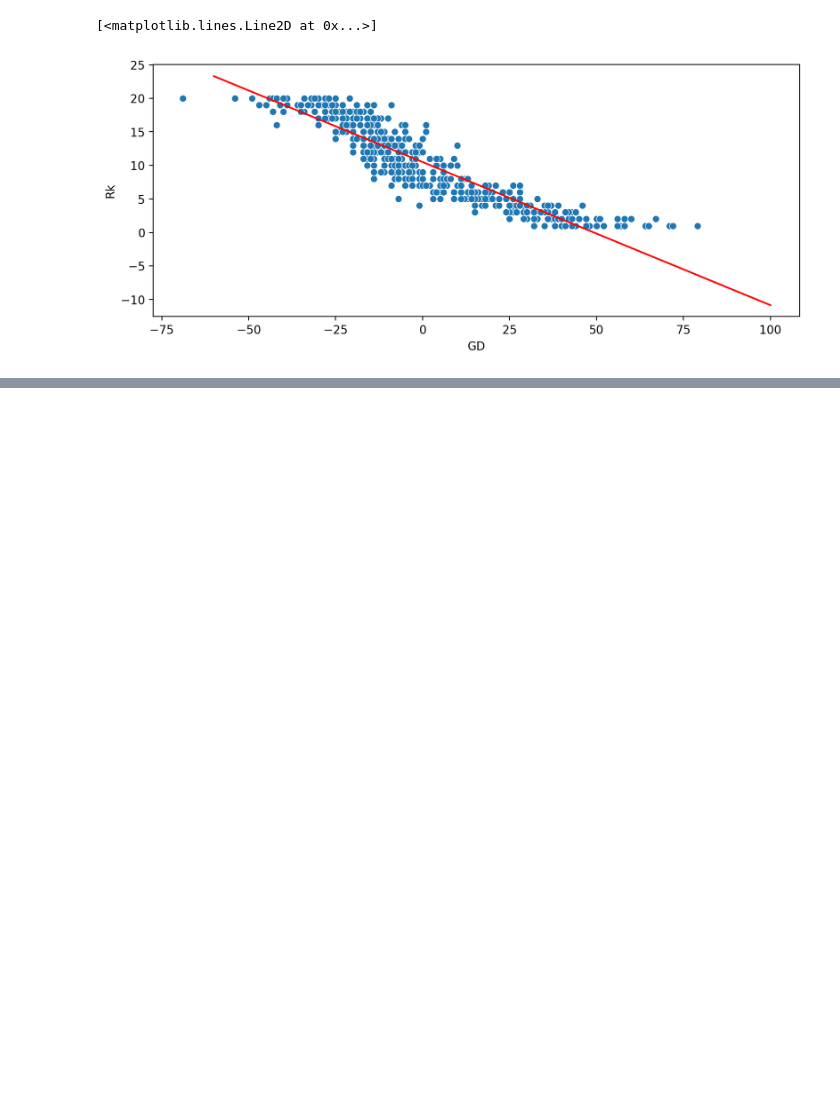
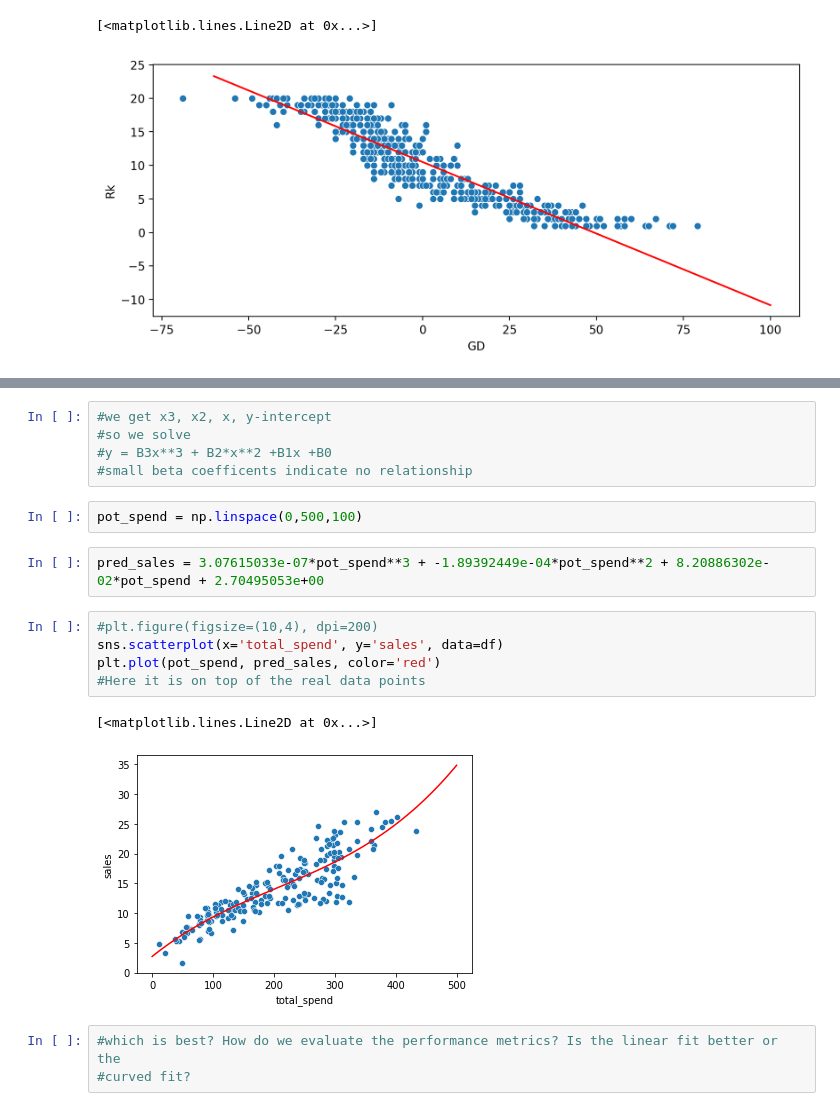
Before and after one commit to neilkazimierzsheridan/data_science_course, a Jupyter notebook: ds_LinearRegression_1.ipynb, the cells around one changed output, grey strips where cells are left out. Drawn from its saved outputs; the diff is of its cells as text; blank space fills up the shorter version.

Commit message:
Simple Linear Regression (Rev 2)

```diff
--- a/ds_LinearRegression_1.ipynb
+++ b/ds_LinearRegression_1.ipynb
@@ -170,0 +178,20 @@ plt.plot(potential_GD, predicted_Rank, color='red')
+# %%
+#we get x3, x2, x, y-intercept
+#so we solve
+#y = B3x**3 + B2*x**2 +B1x +B0
+#small beta coefficents indicate no relationship
+# %%
+pot_spend = np.linspace(0,500,100)
+# %%
+pred_sales = 3.07615033e-07*pot_spend**3 + -1.89392449e-04*pot_spend**2 + 8.20886302e-02*pot_spend + 2.70495053e+00
+# %%
+#plt.figure(figsize=(10,4), dpi=200)
+sns.scatterplot(x='total_spend', y='sales', data=df)
+plt.plot(pot_spend, pred_sales, color='red')
+#Here it is on top of the real data points
+# %% [output]
+[<matplotlib.lines.Line2D at 0x...>]
+[figure, added]
+# %%
+#which is best? How do we evaluate the performance metrics? Is the linear fit better or the
+#curved fit?
```
Also changed, not shown: parts of 1 cell of this notebook.
